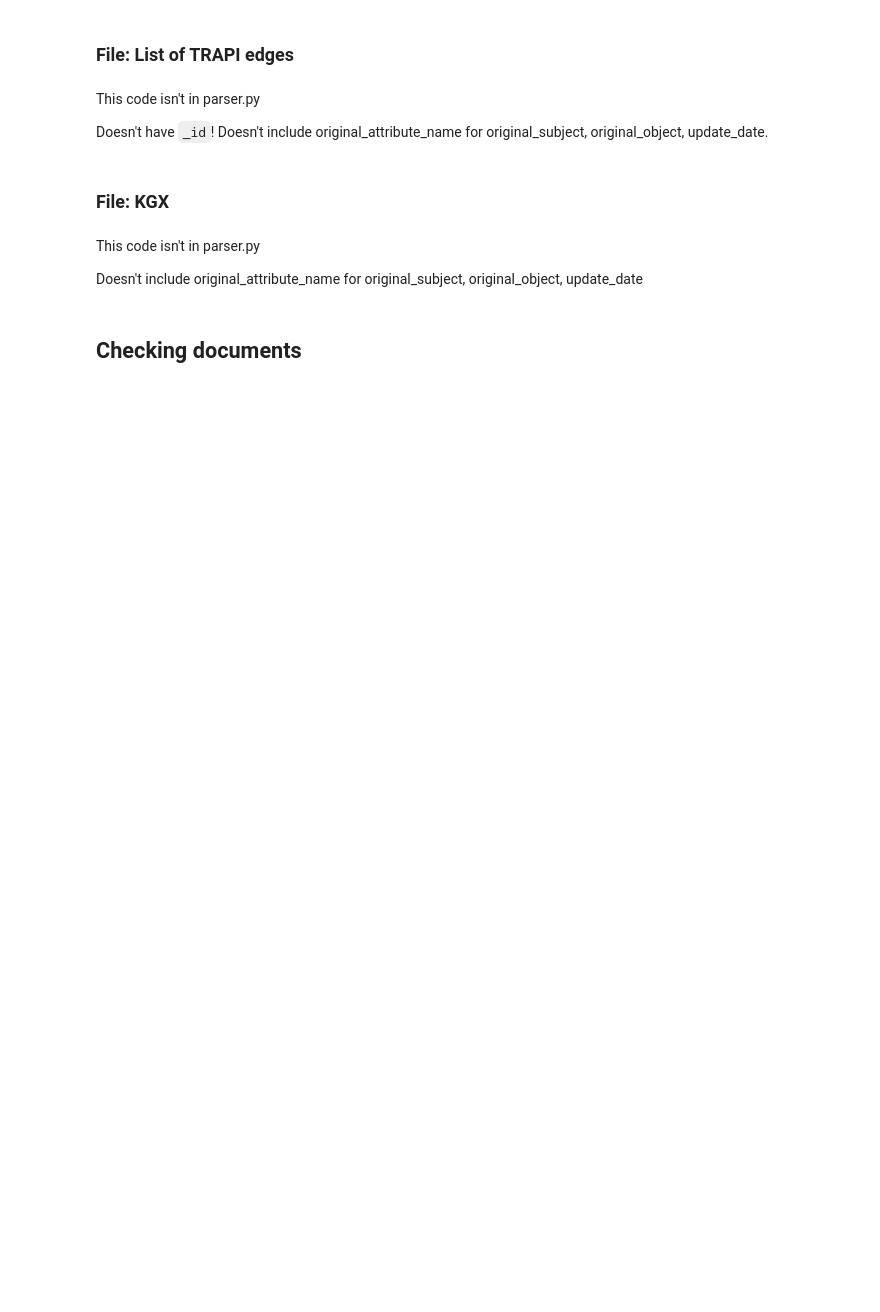
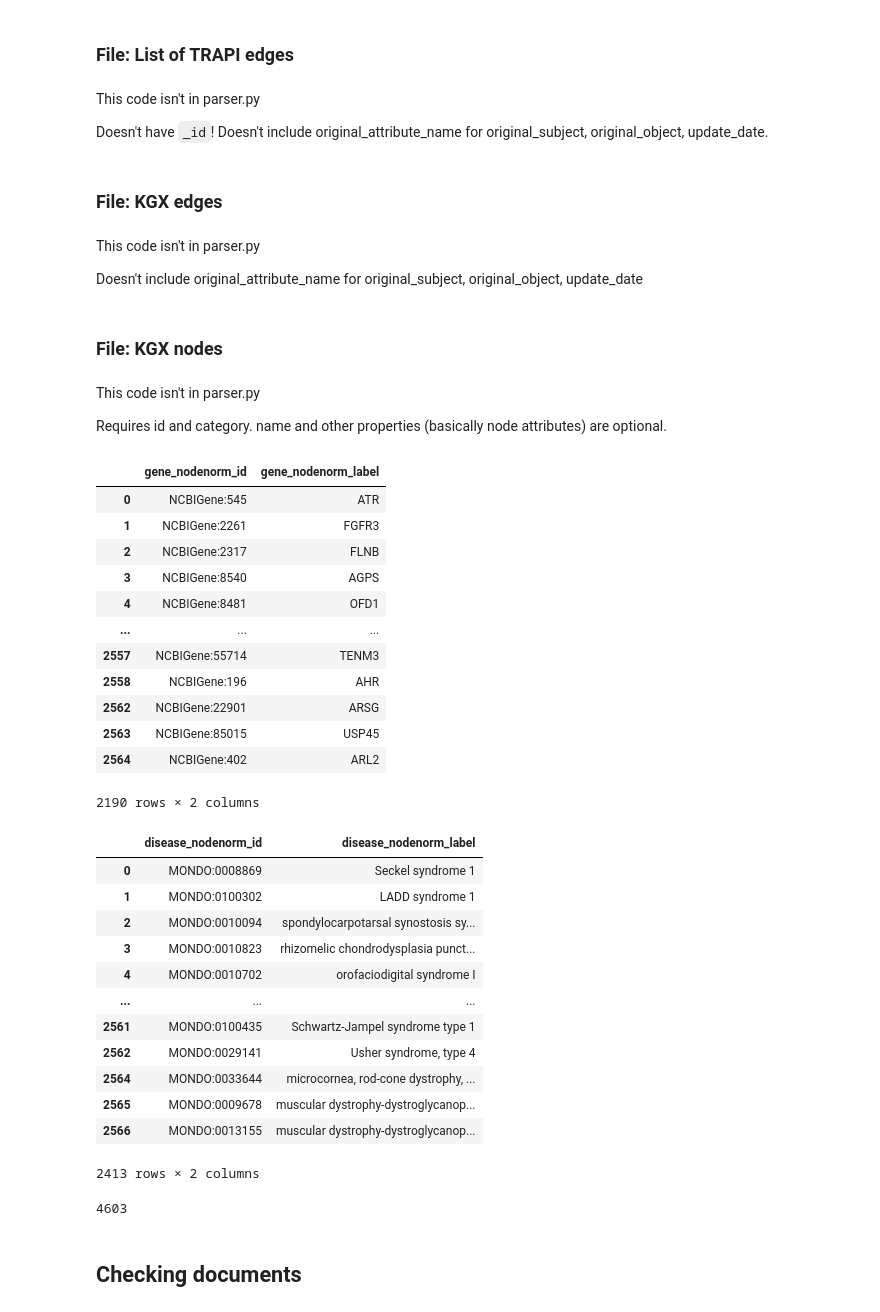
Before and after one commit to biothings/pending.api, a Jupyter notebook: plugins/ebi_gene2phenotype/parser-writing.ipynb, the cells around one changed output. Drawn from its saved outputs; the diff is of its cells as text; code cells hidden in the pictures; blank space fills up the shorter version.

Commit message:
EBI gene2pheno parser-writing notebook: add generation of kgx nodes file

```diff
--- a/plugins/ebi_gene2phenotype/parser-writing.ipynb
+++ b/plugins/ebi_gene2phenotype/parser-writing.ipynb
@@ -1723,7 +1721,7 @@ with jsonlines.open('EBIgene2pheno_trapi_edges.jsonl', mode='w', compact=True) a
         ## doing so it doesn't print
         bytes = trapi_writer.write(document)
 # %% [markdown]
-### File: KGX
+### File: KGX edges
 # %% [markdown]
 This code isn't in parser.py
 
@@ -1771,0 +1770,39 @@ with jsonlines.open('EBIgene2pheno_kgx.jsonl', mode='w', compact=True) as kgx_wr
+# %% [markdown]
+### File: KGX nodes
+# %% [markdown]
+This code isn't in parser.py
+
+Requires id and category. name and other properties (basically node attributes) are optional.
+# %%
+nodenormed_genes_final = df_only_nodenormed[["gene_nodenorm_id", "gene_nodenorm_label"]].drop_duplicates()
+nodenormed_diseases_final = df_only_nodenormed[["disease_nodenorm_id", "disease_nodenorm_label"]].drop_duplicates()
+
+nodenormed_genes_final
+nodenormed_diseases_final
+# %% [output]
+|  | gene_nodenorm_id | gene_nodenorm_label |
+| 0 | NCBIGene:545 | ATR |
+| 1 | NCBIGene:2261 | FGFR3 |
+| 2 | NCBIGene:2317 | FLNB |
+| 3 | NCBIGene:8540 | AGPS |
+| 4 | NCBIGene:8481 | OFD1 |
+| ... | ... | ... |
+| 2557 | NCBIGene:55714 | TENM3 |
+| 2558 | NCBIGene:196 | AHR |
+| 2562 | NCBIGene:22901 | ARSG |
+| 2563 | NCBIGene:85015 | USP45 |
+| 2564 | NCBIGene:402 | ARL2 |
+2190 rows × 2 columns
+|  | disease_nodenorm_id | disease_nodenorm_label |
+| 0 | MONDO:0008869 | Seckel syndrome 1 |
+| 1 | MONDO:0100302 | LADD syndrome 1 |
+| 2 | MONDO:0010094 | spondylocarpotarsal synostosis sy... |
+| 3 | MONDO:0010823 | rhizomelic chondrodysplasia punct... |
+| 4 | MONDO:0010702 | orofaciodigital syndrome I |
+| ... | ... | ... |
+| 2561 | MONDO:0100435 | Schwartz-Jampel syndrome type 1 |
+| 2562 | MONDO:0029141 | Usher syndrome, type 4 |
+| 2564 | MONDO:0033644 | microcornea, rod-cone dystrophy, ... |
+| 2565 | MONDO:0009678 | muscular dystrophy-dystroglycanop... |
+| 2566 | MONDO:0013155 | muscular dystrophy-dystroglycanop... |
+2413 rows × 2 columns
@@ -1772,3 +1833,7 @@ with jsonlines.open('EBIgene2pheno_kgx.jsonl', mode='w', compact=True) as kgx_wr
+# %%
+nodenormed_genes_final.shape[0] + nodenormed_diseases_final.shape[0]
+# %% [output]
+4603
 # %% [markdown]
 ## Checking documents
 # %%
```
Also changed, not shown: parts of 8 cells of this notebook.
